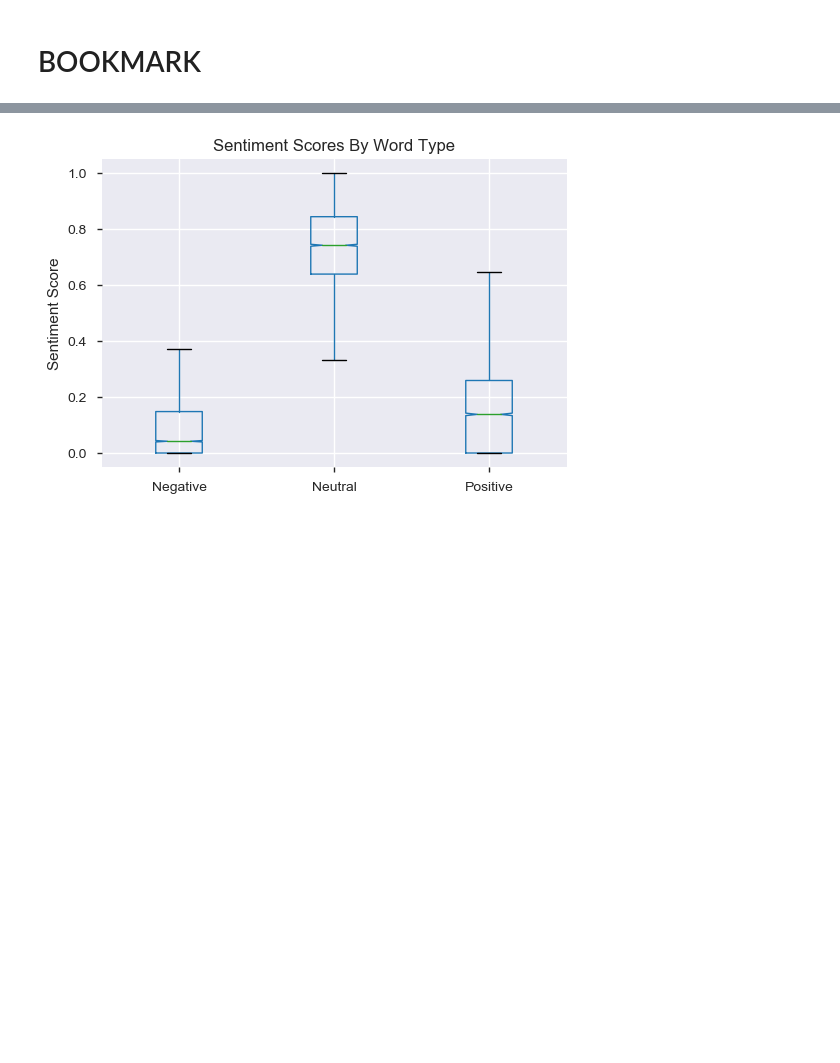
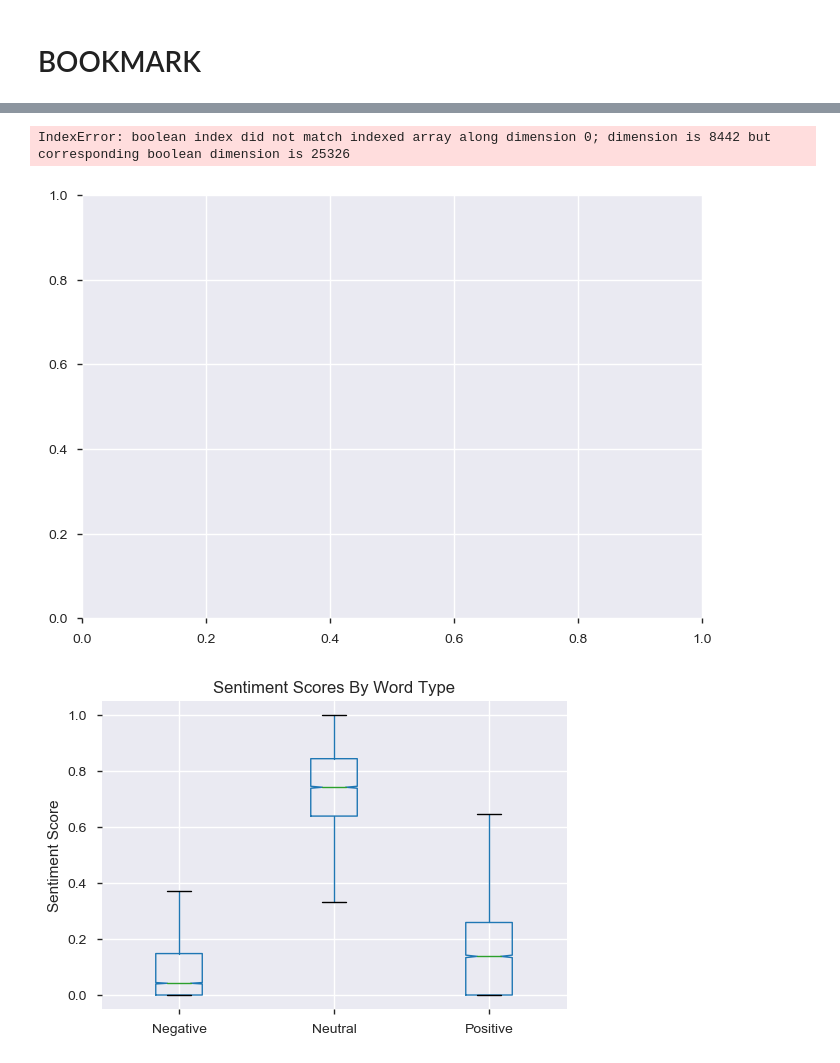
Before and after one commit to jirvingphd/dsc-5-capstone-project-online-ds-ft-021119, a Jupyter notebook: mod_5_final_project_wip.ipynb, the cells around one changed output, grey strips where cells are left out. Drawn from its saved outputs; the diff is of its cells as text; code cells hidden in the pictures; blank space fills up the shorter version.

```diff
--- a/mod_5_final_project_wip.ipynb
+++ b/mod_5_final_project_wip.ipynb
@@ -507,3 +520,9 @@ neg    0.305259
 Name: sentiment_class, dtype: float64
 # %% [markdown]
 # BOOKMARK
+# %%
+import seaborn as sns
+x_cols = ['neg','neu','pos']
+df_plot = df[x_cols]
+df_plot.reset_index(inplace=True)
+df_plot.head()
@@ -509,0 +541,30 @@ Name: sentiment_class, dtype: float64
+# %%
+import matplotlib.pyplot as plt
+import matplotlib as mpl
+def make_3d_data(df, cols=['neg','neu','pos'],PCA=True):
+    """ Accepts a df and list of 3 columsn to return as X,Y,Z"""
+    if PCA==False:
+        X = df[cols[0]].values
+        Y = df[cols[1]].values
+        Z = df[cols[2]].values #.reshape(-1,1)
+
+    elif PCA==True:
+        # Run the PCA algorithm
+        from sklearn.decomposition import PCA
+        pca = PCA(n_components=3)
+        principalComponents = pca.fit_transform(df[cols])
+
+        result_df = pd.DataFrame(data = principalComponents, columns = ['PC1', 'PC2','PC3'])
+
+        X = result_df['PC1']
+        Y = result_df['PC2']
+        Z = result_df['PC3']
+    return X,Y,Z
+# %%
+X, Y, Z = make_3d_data(df)
+df_plot = pd.concat([X,Y,Z],axis=1 )
+df_plot.head()
+# print(X.shape, Y.shape, Z.shape)
+
+# pca_out = make_3d_data(df)
+# pca_out.shape
@@ -510,3 +810,8 @@ Name: sentiment_class, dtype: float64
+# %%
+sns.stripplot(x=x_cols,y=data=df_plot)
+# %% [output]
+IndexError: boolean index did not match indexed array along dimension 0; dimension is 8442 but corresponding boolean dimension is 25326
+[figure, added]
 # %%
 with plt.style.context('seaborn-notebook'):
     boxplot = df_sents.boxplot(column=['neg','neu','pos'],notch=True,figsize=(6,4))
```
Also changed, not shown: parts of 23 cells of this notebook, 3 other files.
